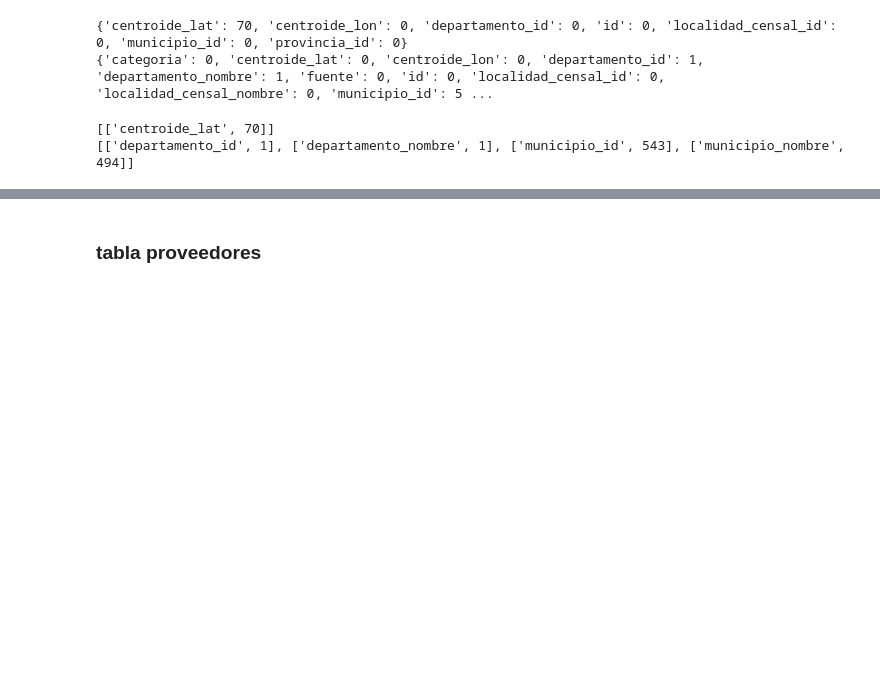
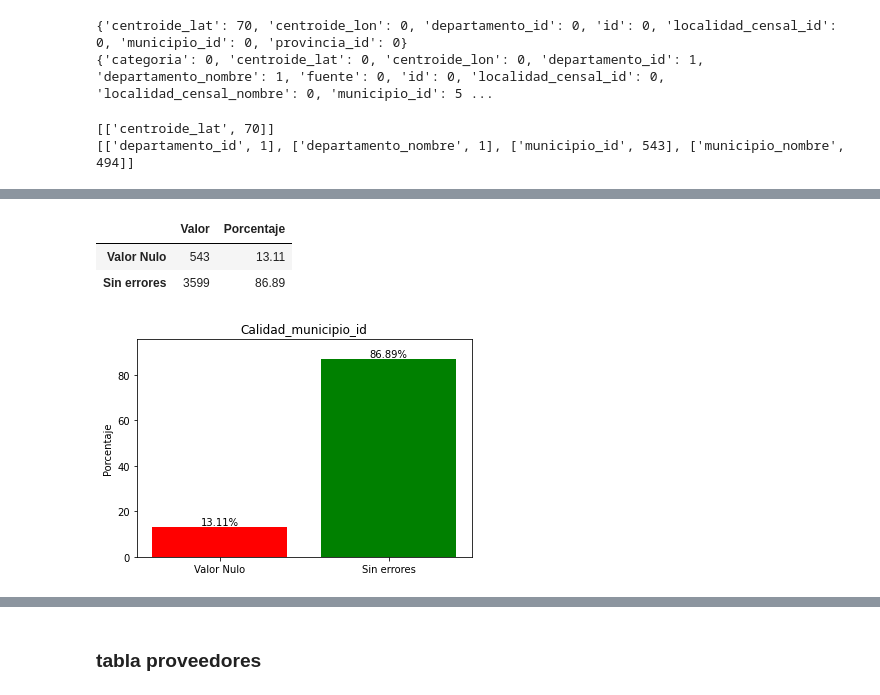
Before and after one commit to AlexRodriguezVillavicencio/DS-PI-ProyectoIndividual, a Jupyter notebook: calidad_dato.ipynb, the cells around one changed output, grey strips where cells are left out. Saved outputs shown, nothing was run; the diff lists cells and outputs as text; code cells hidden in the pictures; blank space fills up the shorter version.

```diff
--- a/calidad_dato.ipynb
+++ b/calidad_dato.ipynb
@@ -150,0 +162,11 @@ print(vnan)
+# %%
+calidad_municipio_id = pd.DataFrame()
+calidad_municipio_id['Valor Nulo'] = [vnan[2][1]]
+calidad_municipio_id['Sin errores'] = [df_localidades.shape[0] - vnan[2][1]]
+plt.title('Calidad_municipio_id')
+graficar_transformar(calidad_municipio_id)
+# %% [output]
+|  | Valor | Porcentaje |
+| Valor Nulo | 543 | 13.11 |
+| Sin errores | 3599 | 86.89 |
+[figure, added]
```
Also changed, not shown: parts of 7 cells of this notebook.
